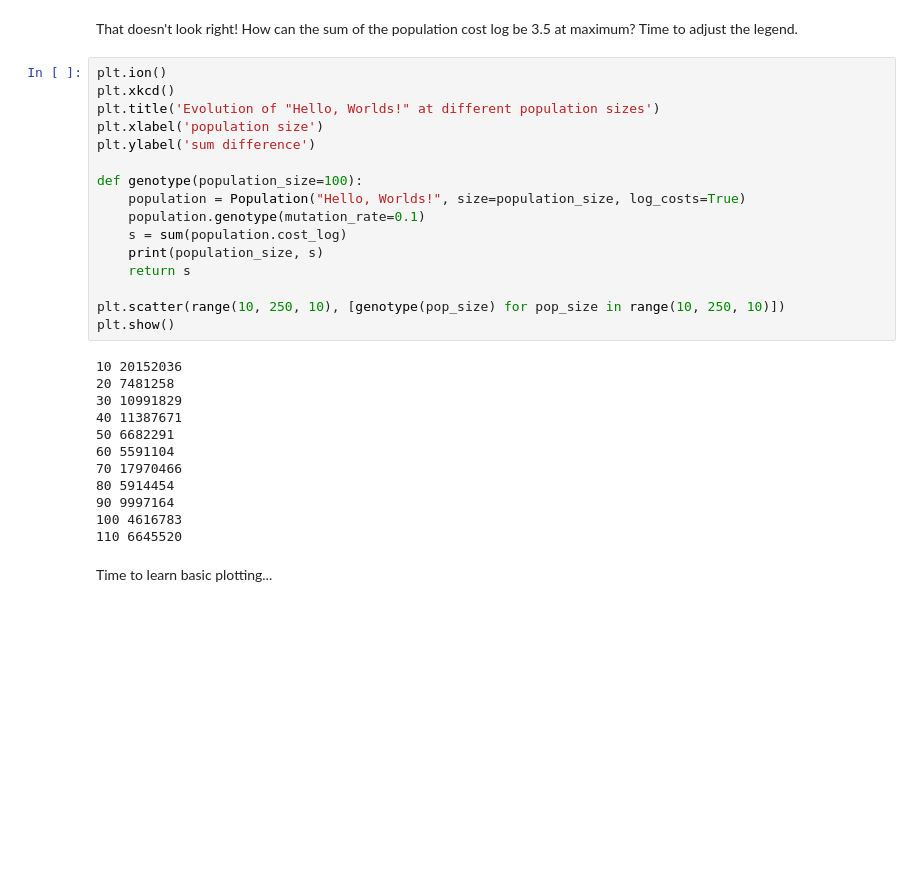
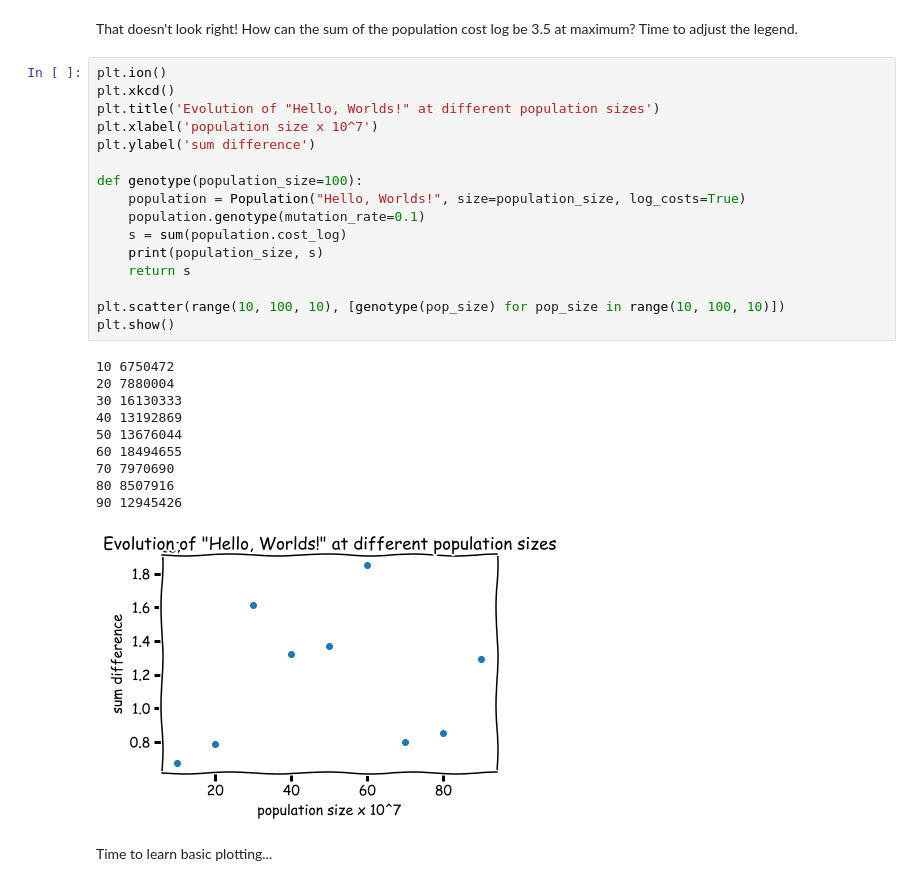
Before and after one commit to thwee-alchemist/genetic_programming, a Jupyter notebook: 2017-11-10.ipynb, the cells around one changed output. Cells and saved outputs as stored; diff of their text form; blank space fills up the shorter version.

```diff
--- a/2017-11-10.ipynb
+++ b/2017-11-10.ipynb
@@ -172,31 +172,30 @@ That doesn't look right! How can the sum of the population cost log be 3.5 at ma
 # %%
 plt.ion()
 plt.xkcd()
 plt.title('Evolution of "Hello, Worlds!" at different population sizes')
-plt.xlabel('population size')
+plt.xlabel('population size x 10^7')
 plt.ylabel('sum difference')
 
 def genotype(population_size=100):
     population = Population("Hello, Worlds!", size=population_size, log_costs=True)
     population.genotype(mutation_rate=0.1)
     s = sum(population.cost_log)
     print(population_size, s)
     return s
 
-plt.scatter(range(10, 250, 10), [genotype(pop_size) for pop_size in range(10, 250, 10)])
+plt.scatter(range(10, 100, 10), [genotype(pop_size) for pop_size in range(10, 100, 10)])
 plt.show()
 # %% [output]
-10 20152036
-20 7481258
-30 10991829
-40 11387671
-50 6682291
-60 5591104
-70 17970466
-80 5914454
-90 9997164
-100 4616783
-110 6645520
+10 6750472
+20 7880004
+30 16130333
+40 13192869
+50 13676044
+60 18494655
+70 7970690
+80 8507916
+90 12945426
+[figure, added]
 # %% [markdown]
 Time to learn basic plotting...
 # %%
```
